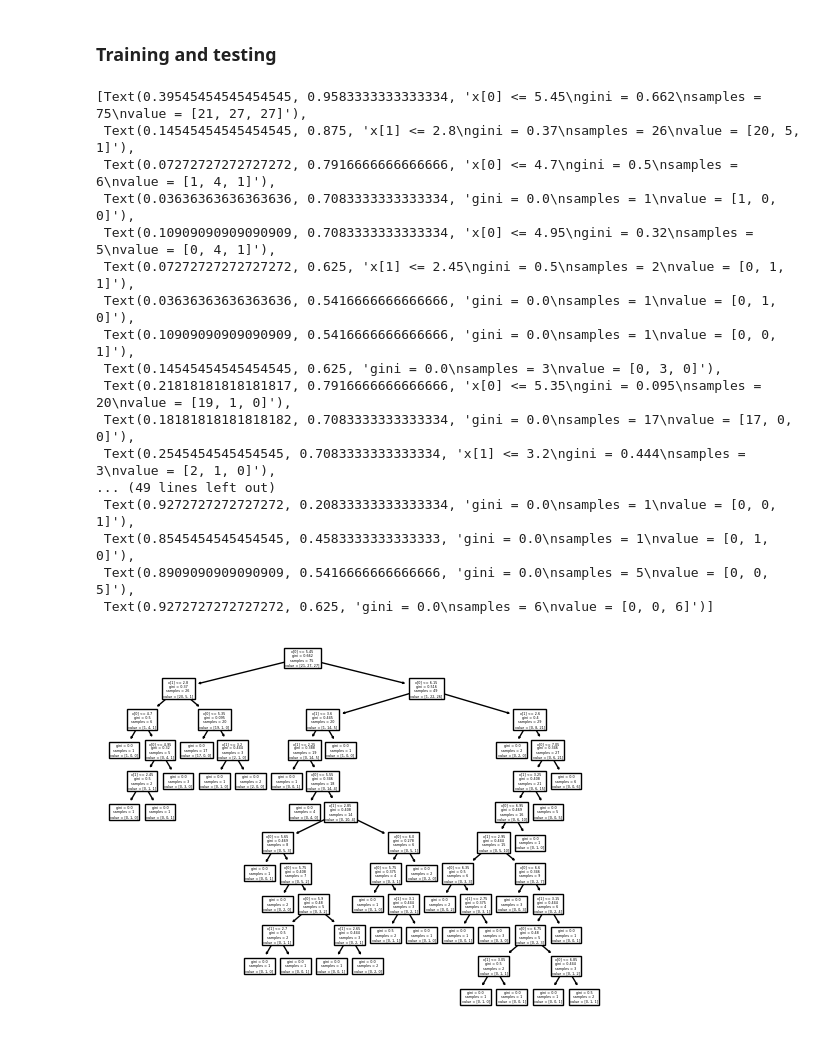
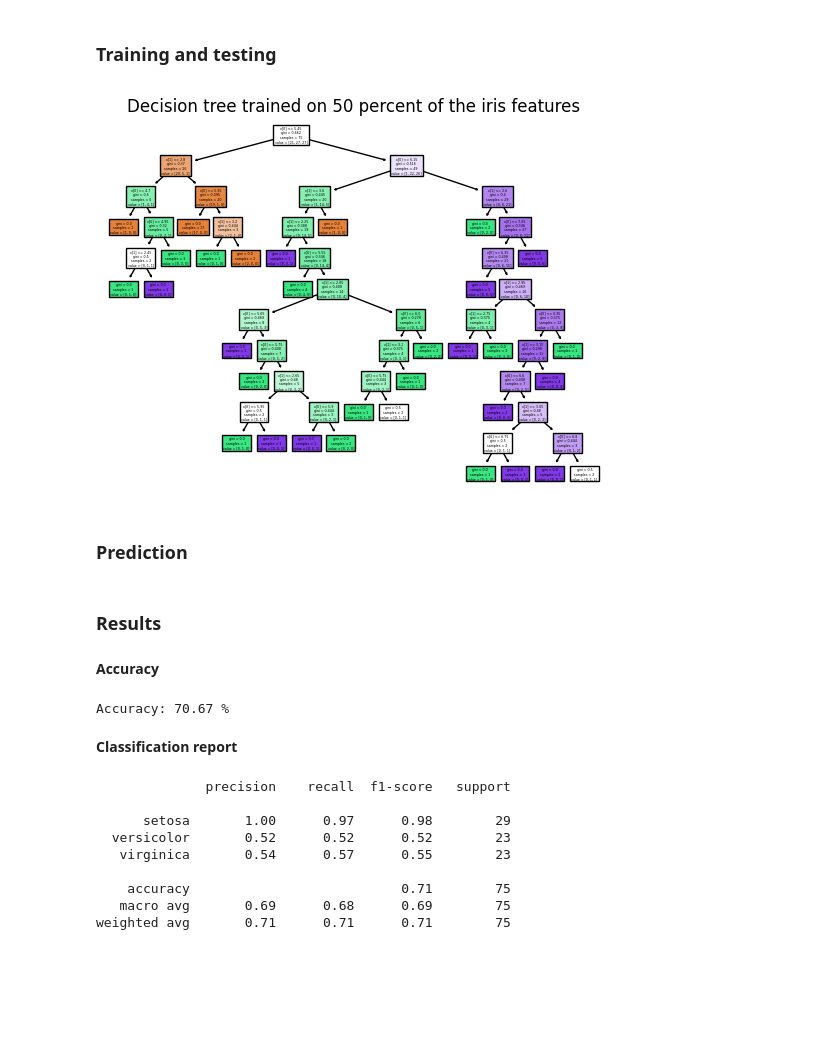
Before and after one commit to andreasmk/Iris-Classification, a Jupyter notebook: iris.ipynb, the cells around one changed output. Saved outputs shown, nothing was run; the diff lists cells and outputs as text; code cells hidden in the pictures; blank space fills up the shorter version.

Commit message:
Tests is done

```diff
--- a/iris.ipynb
+++ b/iris.ipynb
@@ -146,28 +146,16 @@ Name: target, Length: 75, dtype: int32
 # %%
 from sklearn import tree
 
 # train the tree
 clf = tree.DecisionTreeClassifier()
 clf = clf.fit(X_train, y_train)
 
 # vizualize the tree
-tree.plot_tree(clf)
+plt.figure()
+tree.plot_tree(clf, filled=True)
+plt.title("Decision tree trained on 50 percent of the iris features")
+plt.show()
 # %% [output]
-[Text(0.39545454545454545, 0.9583333333333334, 'x[0] <= 5.45\ngini = 0.662\nsamples = 75\nvalue = [21, 27, 27]'),
- Text(0.14545454545454545, 0.875, 'x[1] <= 2.8\ngini = 0.37\nsamples = 26\nvalue = [20, 5, 1]'),
- Text(0.07272727272727272, 0.7916666666666666, 'x[0] <= 4.7\ngini = 0.5\nsamples = 6\nvalue = [1, 4, 1]'),
- Text(0.03636363636363636, 0.7083333333333334, 'gini = 0.0\nsamples = 1\nvalue = [1, 0, 0]'),
- Text(0.10909090909090909, 0.7083333333333334, 'x[0] <= 4.95\ngini = 0.32\nsamples = 5\nvalue = [0, 4, 1]'),
- Text(0.07272727272727272, 0.625, 'x[1] <= 2.45\ngini = 0.5\nsamples = 2\nvalue = [0, 1, 1]'),
- Text(0.03636363636363636, 0.5416666666666666, 'gini = 0.0\nsamples = 1\nvalue = [0, 1, 0]'),
- Text(0.10909090909090909, 0.5416666666666666, 'gini = 0.0\nsamples = 1\nvalue = [0, 0, 1]'),
- Text(0.14545454545454545, 0.625, 'gini = 0.0\nsamples = 3\nvalue = [0, 3, 0]'),
- Text(0.21818181818181817, 0.7916666666666666, 'x[0] <= 5.35\ngini = 0.095\nsamples = 20\nvalue = [19, 1, 0]'),
- Text(0.18181818181818182, 0.7083333333333334, 'gini = 0.0\nsamples = 17\nvalue = [17, 0, 0]'),
- Text(0.2545454545454545, 0.7083333333333334, 'x[1] <= 3.2\ngini = 0.444\nsamples = 3\nvalue = [2, 1, 0]'),
-... (49 lines left out)
- Text(0.9272727272727272, 0.20833333333333334, 'gini = 0.0\nsamples = 1\nvalue = [0, 0, 1]'),
- Text(0.8545454545454545, 0.4583333333333333, 'gini = 0.0\nsamples = 1\nvalue = [0, 1, 0]'),
- Text(0.8909090909090909, 0.5416666666666666, 'gini = 0.0\nsamples = 5\nvalue = [0, 0, 5]'),
- Text(0.9272727272727272, 0.625, 'gini = 0.0\nsamples = 6\nvalue = [0, 0, 6]')]
-[figure, old version]
+[figure, new version]
+# %% [markdown]
+### **Prediction**
@@ -173,0 +164,22 @@ tree.plot_tree(clf)
+# %% [markdown]
+### **Results**
+# %% [markdown]
+**Accuracy**
+# %%
+print("Accuracy:", round(skl.metrics.accuracy_score(y_test, y_pred) * 100, 2), "%")
+# %% [output]
+Accuracy: 70.67 %
+# %% [markdown]
+**Classification report**
+# %%
+print(skl.metrics.classification_report(y_test, y_pred, target_names=dataset.target_names))
+# %% [output]
+              precision    recall  f1-score   support
+
+      setosa       1.00      0.97      0.98        29
+  versicolor       0.52      0.52      0.52        23
+   virginica       0.54      0.57      0.55        23
+
+    accuracy                           0.71        75
+   macro avg       0.69      0.68      0.69        75
+weighted avg       0.71      0.71      0.71        75
```
Also changed, not shown: parts of 3 cells of this notebook.
